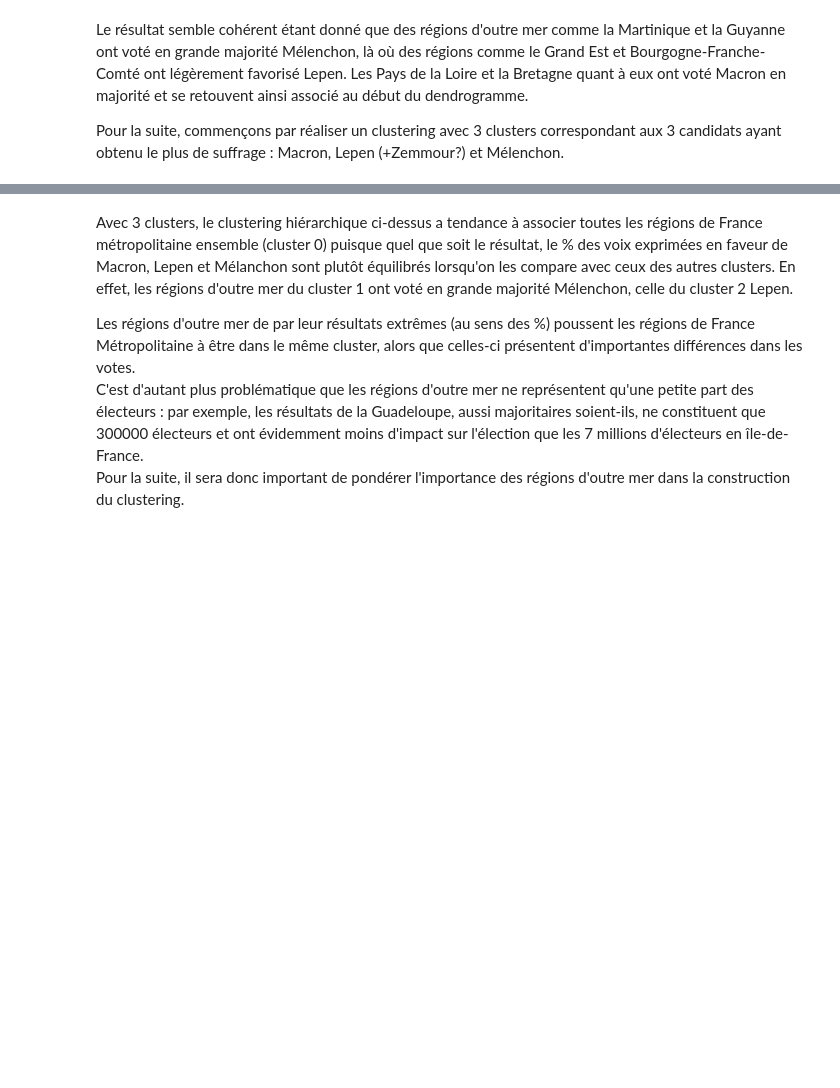
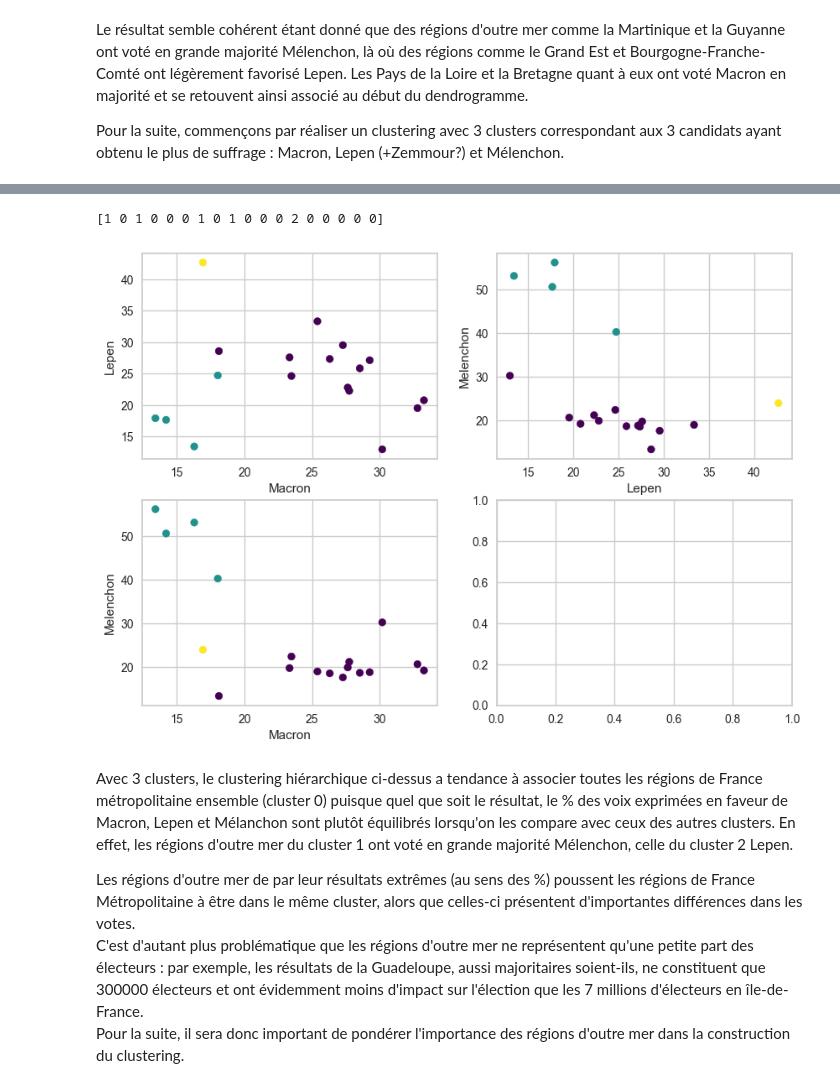
Before and after one commit to Abdellah-Laassairi/apst2-model-based-clustering, a Jupyter notebook: Presidential_elections_clustering.ipynb, the cells around one changed output, grey strips where cells are left out. Drawn from its saved outputs; the diff is of its cells as text; code cells hidden in the pictures; blank space fills up the shorter version.

```diff
--- a/Presidential_elections_clustering.ipynb
+++ b/Presidential_elections_clustering.ipynb
@@ -172,3 +178,25 @@ print(clusters)
+# %%
+from sklearn.cluster import AgglomerativeClustering
+
+hierarchical_cluster = AgglomerativeClustering(n_clusters=3, affinity='euclidean', linkage='ward')
+clusters = hierarchical_cluster.fit_predict(subdata1)
+#plt.scatter(subdata1[:, 4], subdata1[:, 6], c=clusters, s=40, cmap='viridis');
+print(clusters)
+
+fig, axs = plt.subplots(2, 2, figsize = (10,7))
+axs[0,0].scatter(subdata1[:, 2], subdata1[:, 4], c=clusters, s=40, cmap='viridis')
+axs[0,0].set_xlabel('Macron')
+axs[0,0].set_ylabel('Lepen')
+axs[0,1].scatter(subdata1[:, 4], subdata1[:, 6], c=clusters, s=40, cmap='viridis')
+axs[0,1].set_xlabel('Lepen')
+axs[0,1].set_ylabel('Melenchon')
+axs[1,0].scatter(subdata1[:, 2], subdata1[:, 6], c=clusters, s=40, cmap='viridis')
+axs[1,0].set_xlabel('Macron')
+axs[1,0].set_ylabel('Melenchon')
+plt.show()
+# %% [output]
+[1 0 1 0 0 0 1 0 1 0 0 0 2 0 0 0 0 0]
+[figure, added]
 # %% [markdown]
 Avec 3 clusters, le clustering hiérarchique ci-dessus a tendance à associer toutes les régions de France métropolitaine ensemble (cluster 0) puisque quel que soit le résultat, le % des voix exprimées en faveur de Macron, Lepen et Mélanchon sont plutôt équilibrés lorsqu'on les compare avec ceux des autres clusters.
 En effet, les régions d'outre mer du cluster 1 ont voté en grande majorité Mélenchon, celle du cluster 2 Lepen.
```
Also changed, not shown: parts of 21 cells of this notebook.
